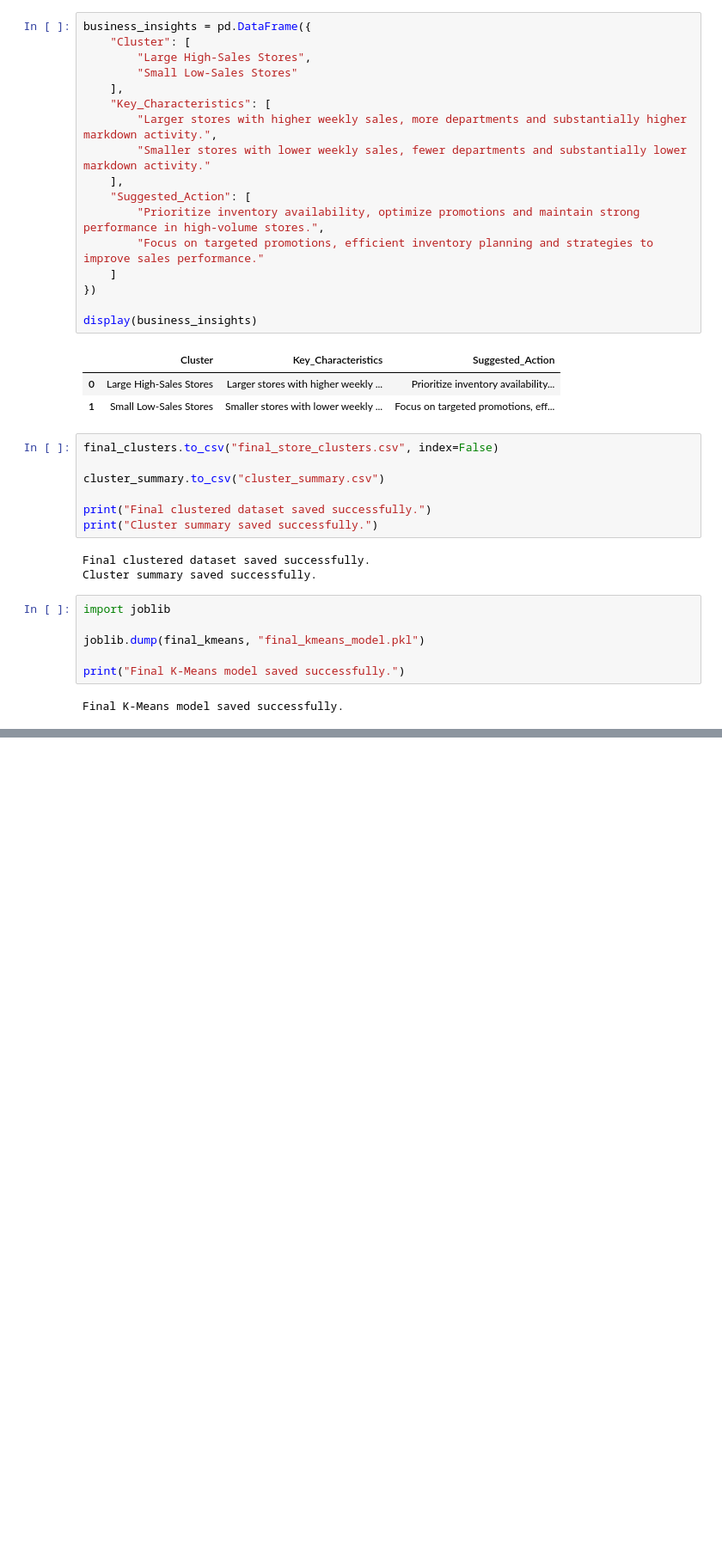
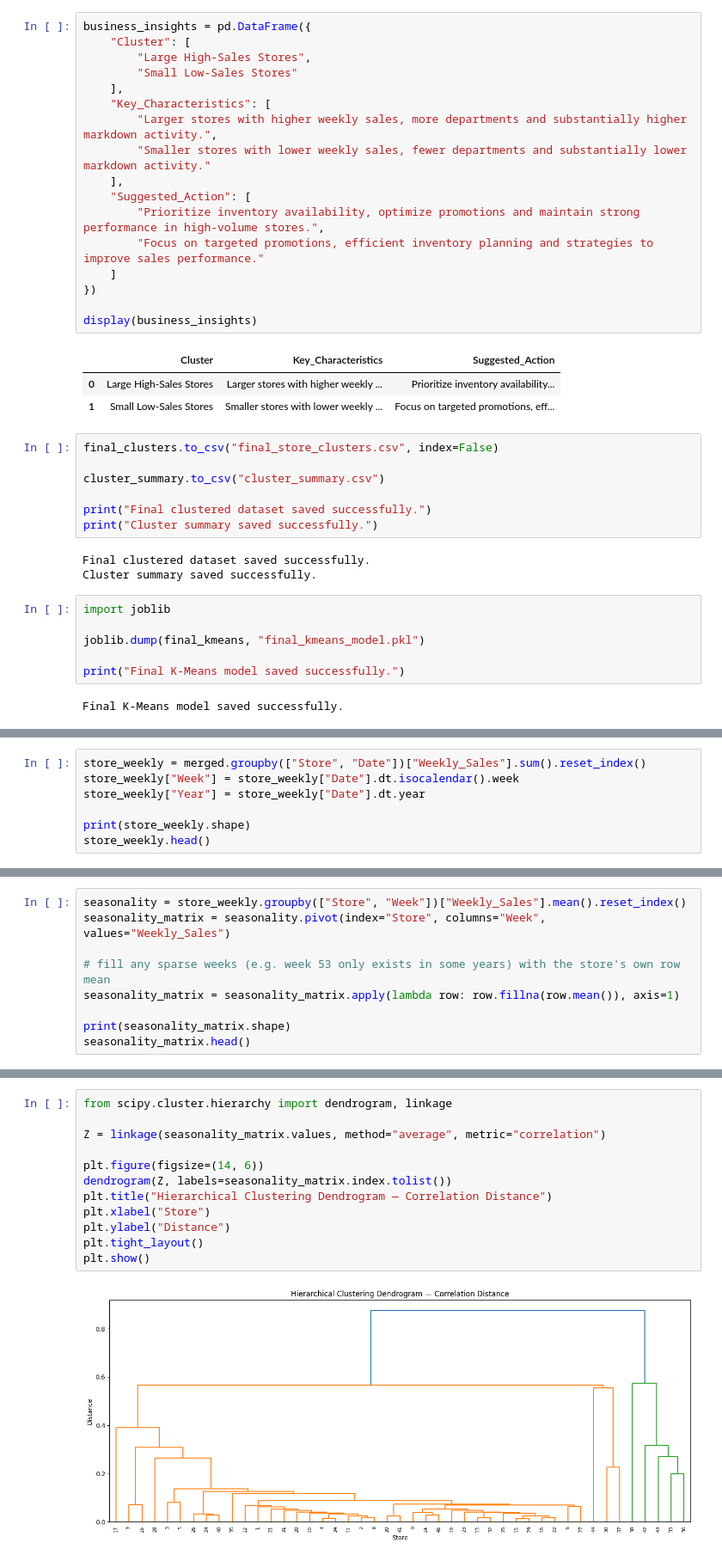
Before and after one commit to TanyaTejaswi/Walmart-Store-Clustering, a Jupyter notebook: Walmart_Store_Clustering.ipynb, the cells around one changed output, grey strips where cells are left out. Shown at 86% size. Drawn from its saved outputs; the diff is of its cells as text; blank space fills up the shorter version.

Commit message:
Add store seasonality clustering: Hierarchical K=2 with correlation distance, PCA validation

```diff
--- a/Walmart_Store_Clustering.ipynb
+++ b/Walmart_Store_Clustering.ipynb
@@ -928,0 +1005,7 @@ Final K-Means model saved successfully.
+# %%
+store_weekly = merged.groupby(["Store", "Date"])["Weekly_Sales"].sum().reset_index()
+store_weekly["Week"] = store_weekly["Date"].dt.isocalendar().week
+store_weekly["Year"] = store_weekly["Date"].dt.year
+
+print(store_weekly.shape)
+store_weekly.head()
@@ -928,0 +1020,9 @@ Final K-Means model saved successfully.
+# %%
+seasonality = store_weekly.groupby(["Store", "Week"])["Weekly_Sales"].mean().reset_index()
+seasonality_matrix = seasonality.pivot(index="Store", columns="Week", values="Weekly_Sales")
+
+# fill any sparse weeks (e.g. week 53 only exists in some years) with the store's own row mean
+seasonality_matrix = seasonality_matrix.apply(lambda row: row.fillna(row.mean()), axis=1)
+
+print(seasonality_matrix.shape)
+seasonality_matrix.head()
@@ -928,0 +1148,14 @@ Final K-Means model saved successfully.
+# %%
+from scipy.cluster.hierarchy import dendrogram, linkage
+
+Z = linkage(seasonality_matrix.values, method="average", metric="correlation")
+
+plt.figure(figsize=(14, 6))
+dendrogram(Z, labels=seasonality_matrix.index.tolist())
+plt.title("Hierarchical Clustering Dendrogram — Correlation Distance")
+plt.xlabel("Store")
+plt.ylabel("Distance")
+plt.tight_layout()
+plt.show()
+# %% [output]
+[figure, added]
```
Also changed, not shown: parts of 21 cells of this notebook.
